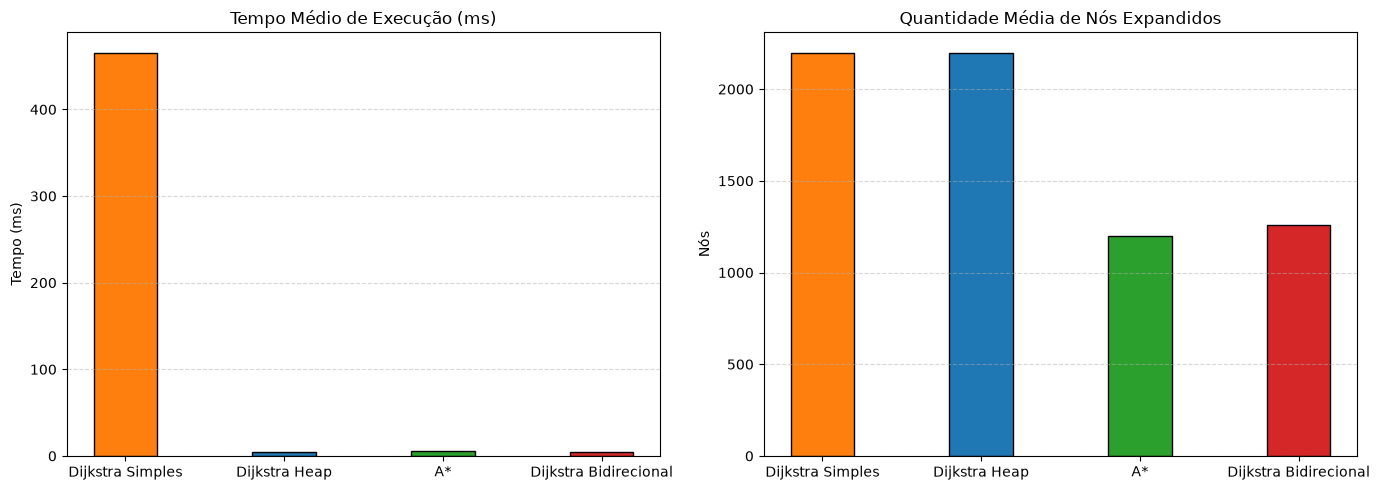
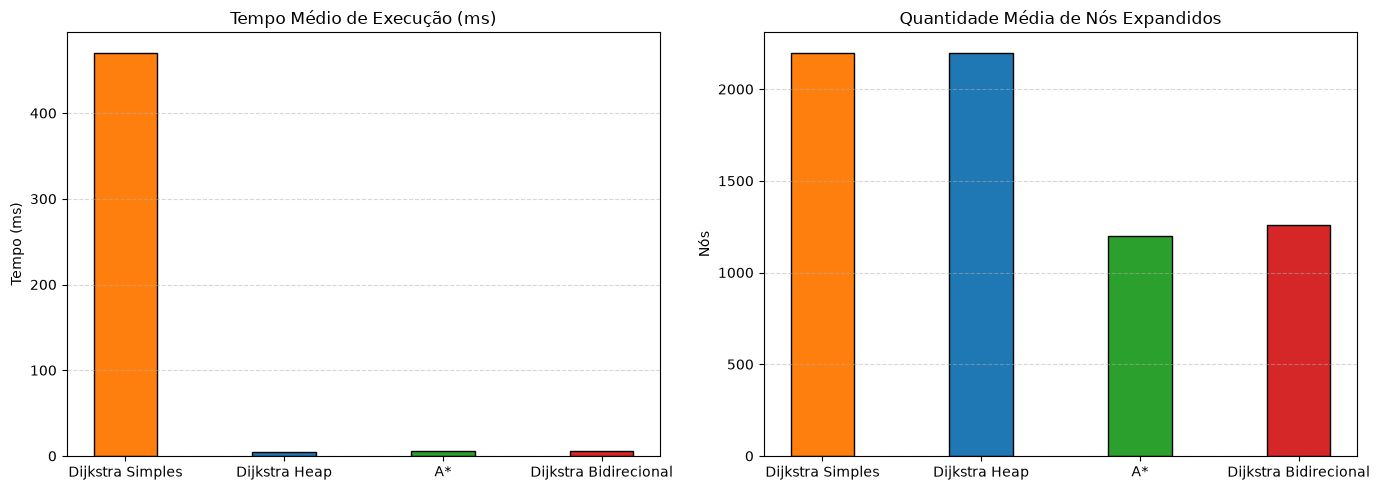
Unified diff of the notebook cell whose output changed from the first chart to the second:
--- before
+++ after
@@ -13,3 +13,4 @@
 
 plt.tight_layout()
+plt.savefig('img/benchmark_comparison.png', dpi=300)
 plt.show()

Commit: feat: atualizar prints comparativos do notebook e código de simulação